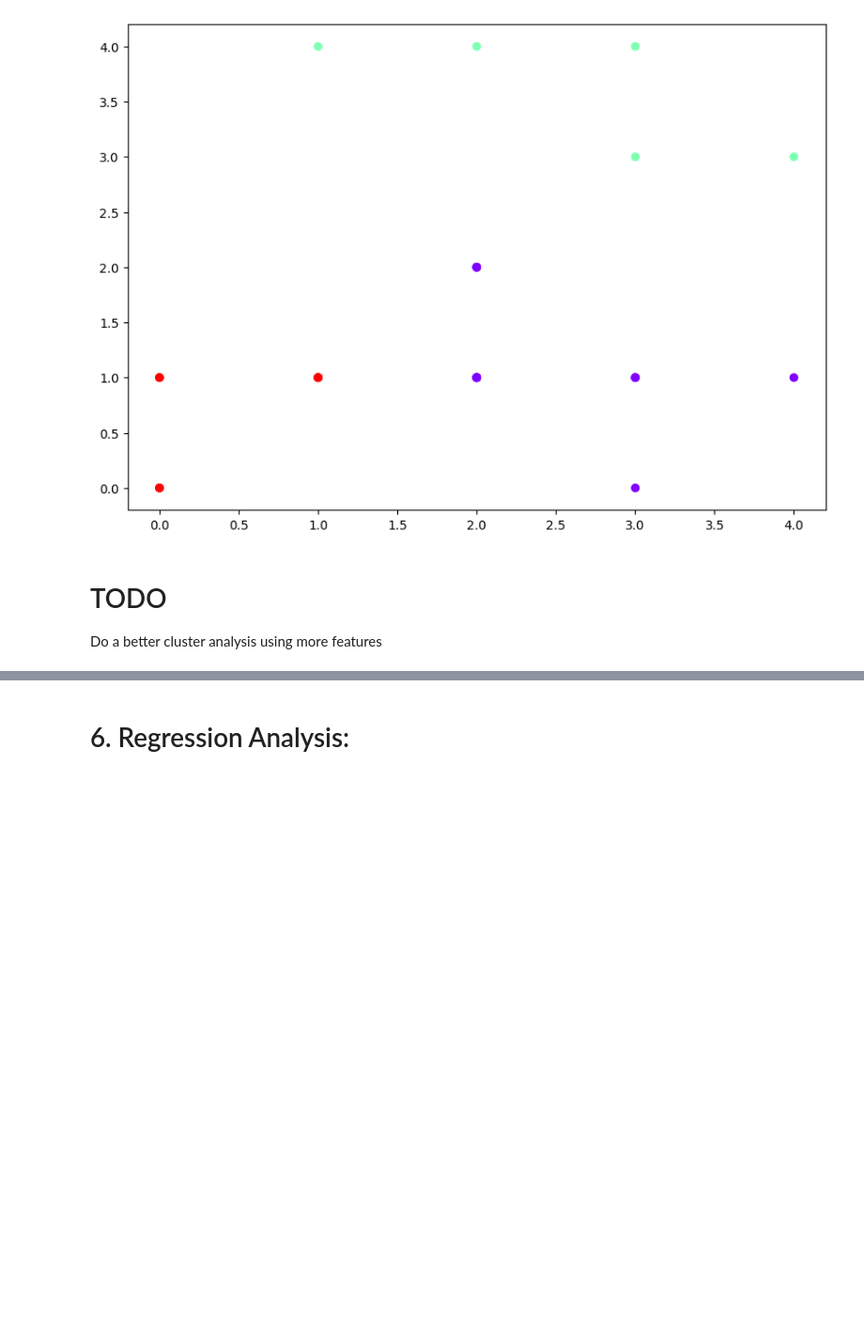
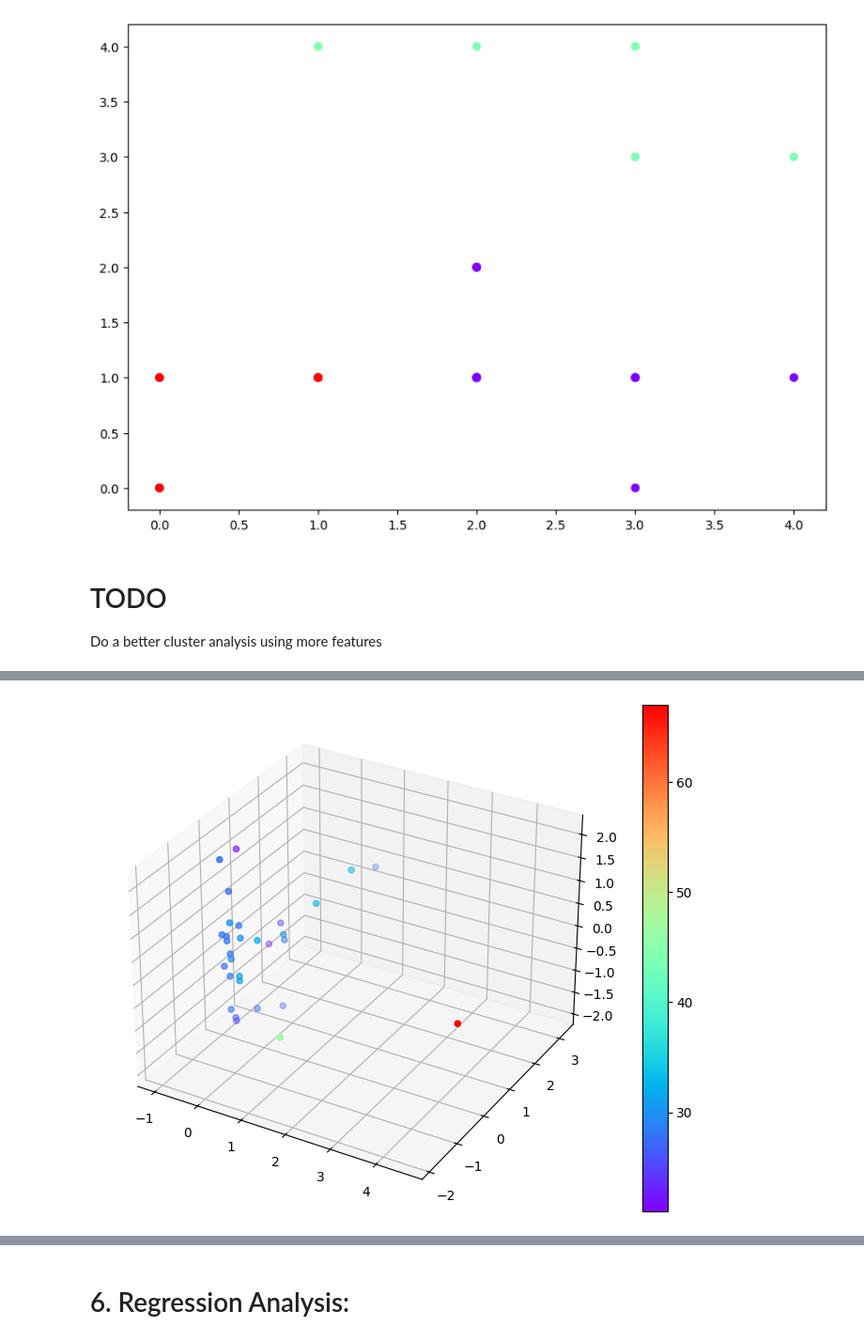
Before and after one commit to josura/tarots-and-AI, a Jupyter notebook: surveys-analysis.ipynb, the cells around one changed output, grey strips where cells are left out. Shown at 94% size. Drawn from its saved outputs; the diff is of its cells as text; code cells hidden in the pictures; blank space fills up the shorter version.

```diff
--- a/surveys-analysis.ipynb
+++ b/surveys-analysis.ipynb
@@ -220,0 +225,13 @@ plt.scatter(real_data_transformed[:,0], real_data_transformed[:,1], c=real_data[
+# %%
+# plot 3d data with colors based on the age
+from mpl_toolkits.mplot3d import Axes3D
+
+fig = plt.figure(figsize=(10, 7))
+ax = fig.add_subplot(111, projection='3d')
+sc = ax.scatter(real_data_transformed[:,0], real_data_transformed[:,1], real_data_transformed[:,2], c=real_data['age'], cmap='rainbow')
+# legend with the color bar
+plt.colorbar(sc)
+
+plt.show()
+# %% [output]
+[figure, added]
```
Also changed, not shown: parts of 7 cells of this notebook, 1 other file.
